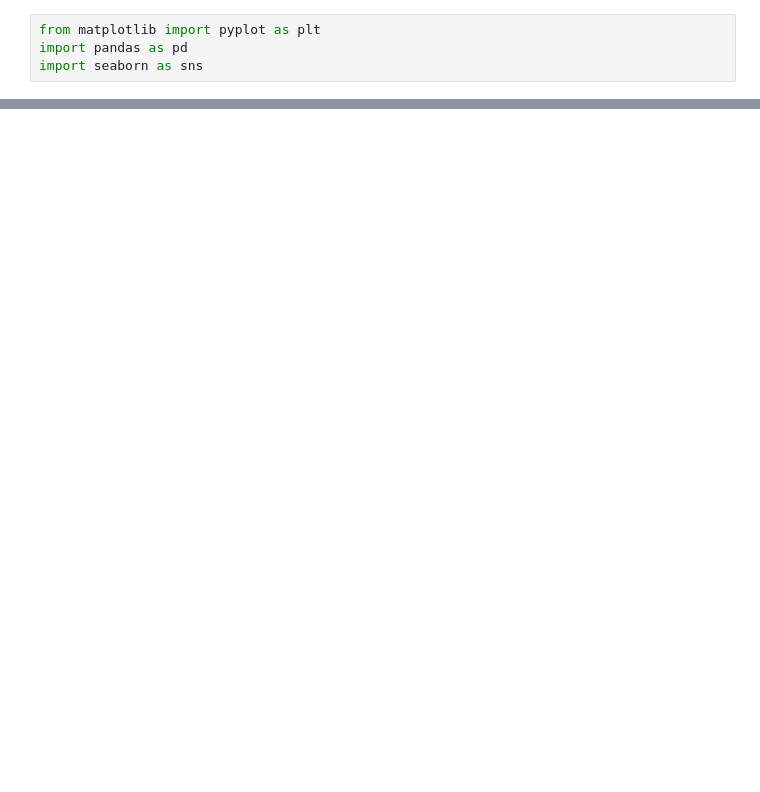
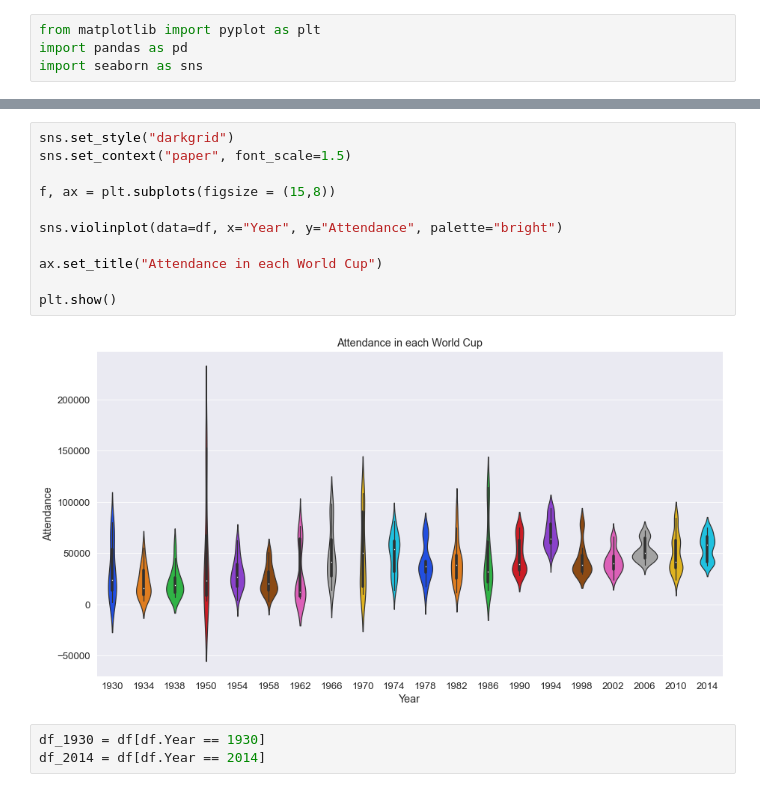
Before and after one commit to leeweiyee/fifa_world_cup_seaborn, a Jupyter notebook: main.ipynb, the cells around one changed output, grey strips where cells are left out. Cells and saved outputs as stored; diff of their text form; blank space fills up the shorter version.

```diff
--- a/main.ipynb
+++ b/main.ipynb
@@ -23,0 +70,16 @@ plt.show()
+# %%
+sns.set_style("darkgrid")
+sns.set_context("paper", font_scale=1.5)
+
+f, ax = plt.subplots(figsize = (15,8))
+
+sns.violinplot(data=df, x="Year", y="Attendance", palette="bright")
+
+ax.set_title("Attendance in each World Cup")
+
+plt.show()
+# %% [output]
+[figure, added]
+# %%
+df_1930 = df[df.Year == 1930]
+df_2014 = df[df.Year == 2014]
```
Also changed, not shown: parts of 7 cells of this notebook, 1 other file.
